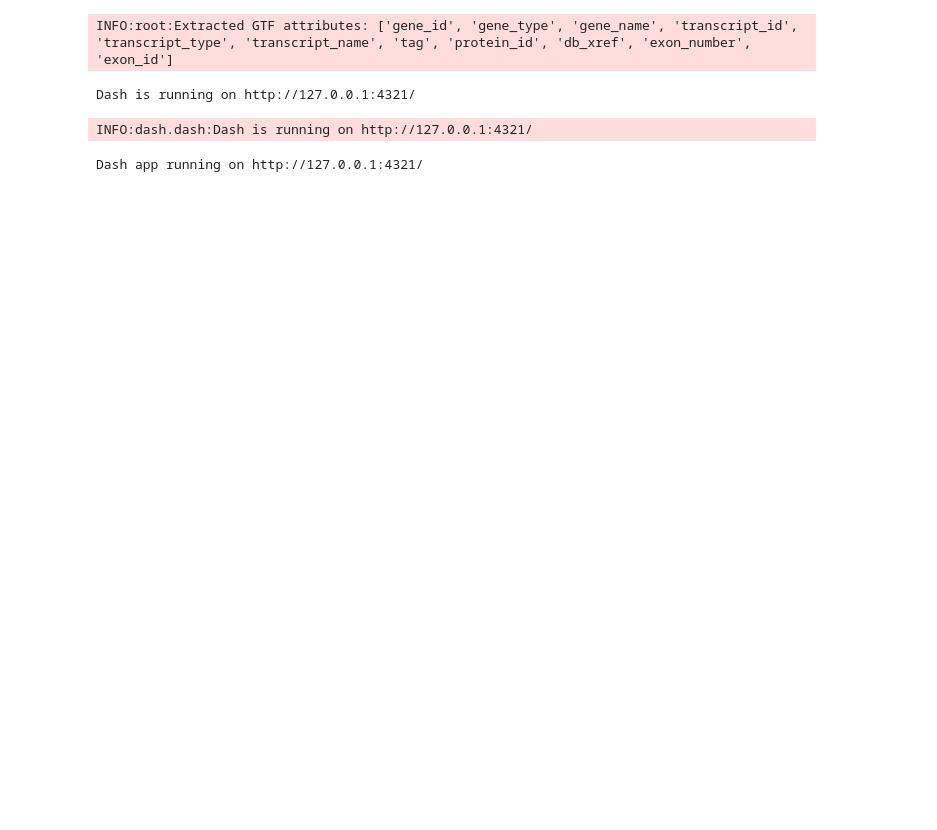
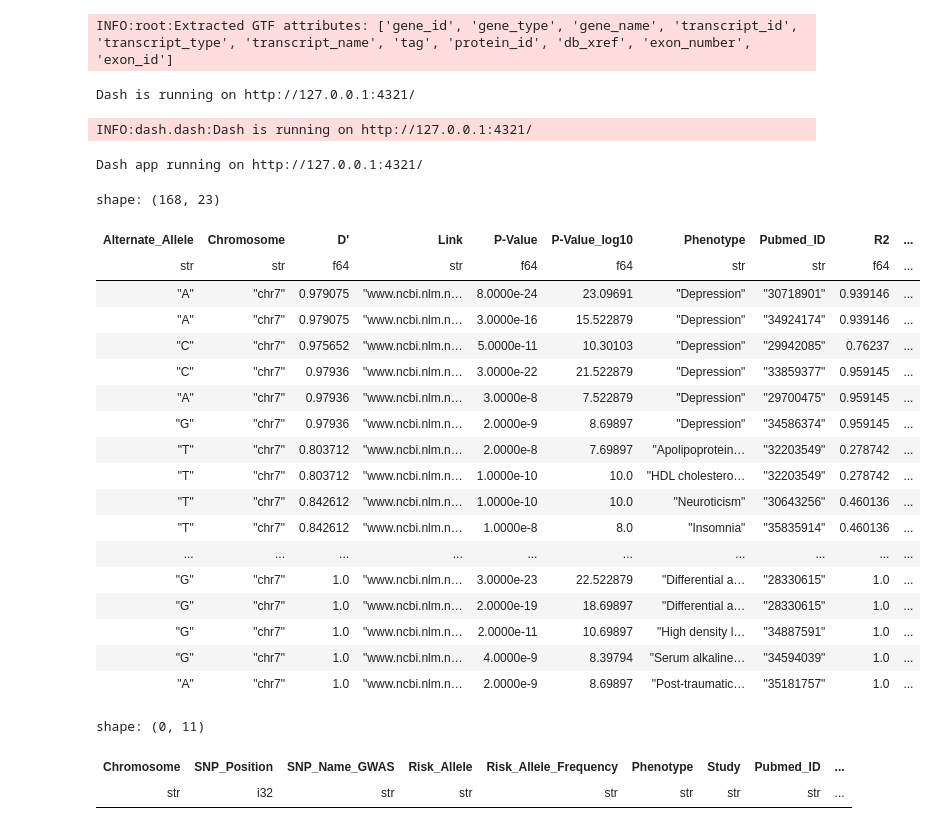
Before and after one commit to strug-hub/gwas-svatalog, a Jupyter notebook: test.ipynb, the cells around one changed output. Drawn from its saved outputs; the diff is of its cells as text; code cells hidden in the pictures; blank space fills up the shorter version.

Commit message:
fixing df_download

```diff
--- a/test.ipynb
+++ b/test.ipynb
@@ -1756,3 +1767,32 @@ if __name__ == '__main__':
 Dash is running on http://127.0.0.1:4321/
 INFO:dash.dash:Dash is running on http://127.0.0.1:4321/
 Dash app running on http://127.0.0.1:4321/
+# %%
+df_download
+# %% [output]
+shape: (168, 23)
+| Alternate_Allele | Chromosome | D' | Link | P-Value | P-Value_log10 | Phenotype | Pubmed_ID | R2 | ... |
+| str | str | f64 | str | f64 | f64 | str | str | f64 | ... |
+| "A" | "chr7" | 0.979075 | "www.ncbi.nlm.n… | 8.0000e-24 | 23.09691 | "Depression" | "30718901" | 0.939146 | ... |
+| "A" | "chr7" | 0.979075 | "www.ncbi.nlm.n… | 3.0000e-16 | 15.522879 | "Depression" | "34924174" | 0.939146 | ... |
+| "C" | "chr7" | 0.975652 | "www.ncbi.nlm.n… | 5.0000e-11 | 10.30103 | "Depression" | "29942085" | 0.76237 | ... |
+| "C" | "chr7" | 0.97936 | "www.ncbi.nlm.n… | 3.0000e-22 | 21.522879 | "Depression" | "33859377" | 0.959145 | ... |
+| "A" | "chr7" | 0.97936 | "www.ncbi.nlm.n… | 3.0000e-8 | 7.522879 | "Depression" | "29700475" | 0.959145 | ... |
+| "G" | "chr7" | 0.97936 | "www.ncbi.nlm.n… | 2.0000e-9 | 8.69897 | "Depression" | "34586374" | 0.959145 | ... |
+| "T" | "chr7" | 0.803712 | "www.ncbi.nlm.n… | 2.0000e-8 | 7.69897 | "Apolipoprotein… | "32203549" | 0.278742 | ... |
+| "T" | "chr7" | 0.803712 | "www.ncbi.nlm.n… | 1.0000e-10 | 10.0 | "HDL cholestero… | "32203549" | 0.278742 | ... |
+| "T" | "chr7" | 0.842612 | "www.ncbi.nlm.n… | 1.0000e-10 | 10.0 | "Neuroticism" | "30643256" | 0.460136 | ... |
+| "T" | "chr7" | 0.842612 | "www.ncbi.nlm.n… | 1.0000e-8 | 8.0 | "Insomnia" | "35835914" | 0.460136 | ... |
+| ... | ... | ... | ... | ... | ... | ... | ... | ... | ... |
+| "G" | "chr7" | 1.0 | "www.ncbi.nlm.n… | 3.0000e-23 | 22.522879 | "Differential a… | "28330615" | 1.0 | ... |
+| "G" | "chr7" | 1.0 | "www.ncbi.nlm.n… | 2.0000e-19 | 18.69897 | "Differential a… | "28330615" | 1.0 | ... |
+| "G" | "chr7" | 1.0 | "www.ncbi.nlm.n… | 2.0000e-11 | 10.69897 | "High density l… | "34887591" | 1.0 | ... |
+| "G" | "chr7" | 1.0 | "www.ncbi.nlm.n… | 4.0000e-9 | 8.39794 | "Serum alkaline… | "34594039" | 1.0 | ... |
+| "A" | "chr7" | 1.0 | "www.ncbi.nlm.n… | 2.0000e-9 | 8.69897 | "Post-traumatic… | "35181757" | 1.0 | ... |
+# %%
+df_extra = extra_points
+df_extra
+# %% [output]
+shape: (0, 11)
+| Chromosome | SNP_Position | SNP_Name_GWAS | Risk_Allele | Risk_Allele_Frequency | Phenotype | Study | Pubmed_ID | ... |
+| str | i32 | str | str | str | str | str | str | ... |
```
Also changed, not shown: parts of 6 cells of this notebook.
